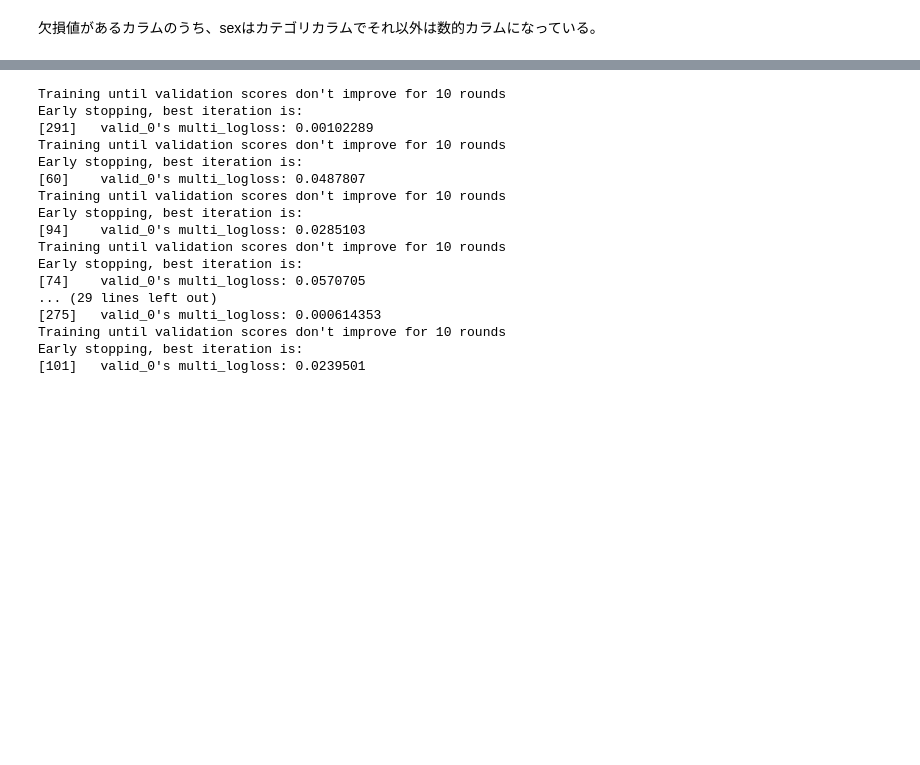
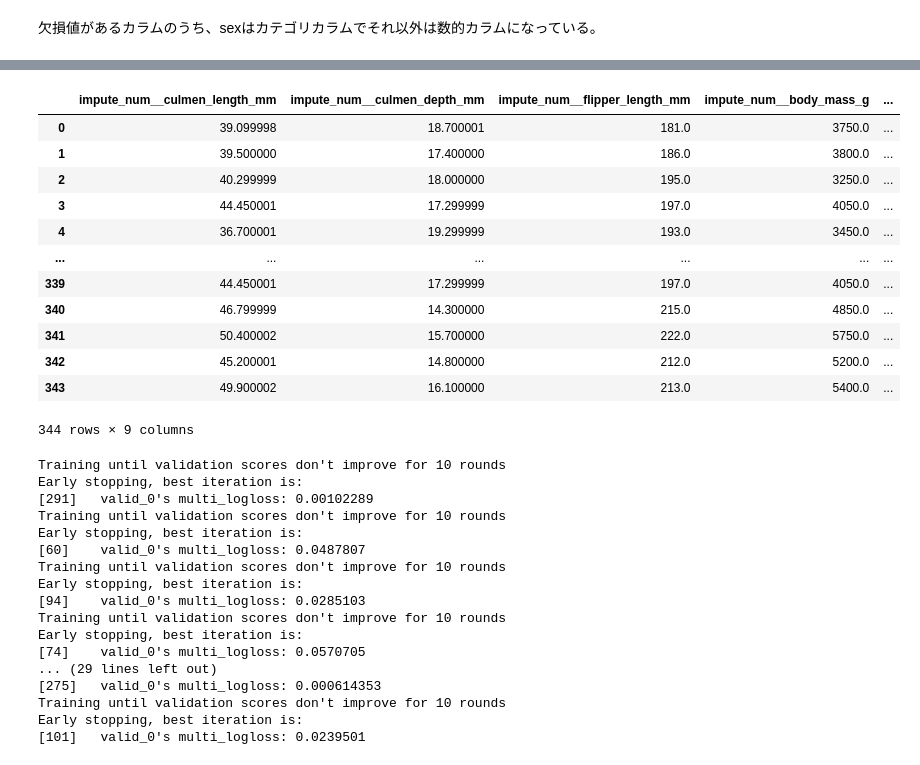
Before and after one commit to Mr-Garlic-Shrimp/TIL, a Jupyter notebook: Machine_Learning/ML_notebook-17(Missing_Value_Imputing_2).ipynb, the cells around one changed output, grey strips where cells are left out. Cells and saved outputs as stored; diff of their text form; code cells hidden in the pictures; blank space fills up the shorter version.

Commit message:
ColumnsTransformerについて学習

```diff
--- a/Machine_Learning/ML_notebook-17(Missing_Value_Imputing_2).ipynb
+++ b/Machine_Learning/ML_notebook-17(Missing_Value_Imputing_2).ipynb
@@ -510,0 +516,14 @@ cv = RepeatedKFold(n_splits=5, n_repeats=3, random_state=0)
+# %%
+# SimpleImputerでカテゴリ変数の欠損値をNoneに置き換えると同時にダミー変数に変換するパイプライン
+# こうすることでCoulumnTransformerの際に余計な特徴量が増えずに済む。
+# OneHotEncoderを使用しているのは、pd.getdummiesはメソッドなので、.fitや.transformはなく、パイプラインに組み込めないから。
+pipeline_for_cat = Pipeline(steps=[('impute_cat', SimpleImputer(strategy='constant', fill_value='None')),
+                                   ('onehot', OneHotEncoder(drop='first',handle_unknown='ignore', sparse_output=False))])
+
+ct = ColumnTransformer([('impute_num',SimpleImputer(strategy='median'), num_feat),
+                        ('impute_cat+dummies',pipeline_for_cat, cat_feat)])
+
+pipeline = Pipeline(steps=[
+    ('ct', ct),
+    ('model', lgb.LGBMClassifier(boosting_type='goss', max_depth=5, random_state=0, n_estimators=1000, objective='multiclass'))
+])
@@ -510,0 +556,4 @@ cv = RepeatedKFold(n_splits=5, n_repeats=3, random_state=0)
+# %%
+eval_set = [(ct.fit_transform(X), y_encoded.values.reshape(-1))]
+callbacks = [lgb.early_stopping(stopping_rounds=10), lgb.log_evaluation()]
+model_temp = pipeline.fit(X, y_encoded.values.reshape(-1), model__eval_set=eval_set, model__callbacks=callbacks)
@@ -511,3 +603,21 @@ cv = RepeatedKFold(n_splits=5, n_repeats=3, random_state=0)
+# %%
+ct.set_output(transform='pandas')
+temp = ct.fit_transform(X)
+temp
+# %% [output]
+|  | impute_num__culmen_length_mm | impute_num__culmen_depth_mm | impute_num__flipper_length_mm | impute_num__body_mass_g | ... |
+| 0 | 39.099998 | 18.700001 | 181.0 | 3750.0 | ... |
+| 1 | 39.500000 | 17.400000 | 186.0 | 3800.0 | ... |
+| 2 | 40.299999 | 18.000000 | 195.0 | 3250.0 | ... |
+| 3 | 44.450001 | 17.299999 | 197.0 | 4050.0 | ... |
+| 4 | 36.700001 | 19.299999 | 193.0 | 3450.0 | ... |
+| ... | ... | ... | ... | ... | ... |
+| 339 | 44.450001 | 17.299999 | 197.0 | 4050.0 | ... |
+| 340 | 46.799999 | 14.300000 | 215.0 | 4850.0 | ... |
+| 341 | 50.400002 | 15.700000 | 222.0 | 5750.0 | ... |
+| 342 | 45.200001 | 14.800000 | 212.0 | 5200.0 | ... |
+| 343 | 49.900002 | 16.100000 | 213.0 | 5400.0 | ... |
+344 rows × 9 columns
 # %%
 # LightGBMのCVを回す自作クラスを呼び出す。中身は別ファイル
 scores_case3 = lightGBM_classifier_cv_func(X, y_encoded, cv, params)
```
Also changed, not shown: parts of 23 cells of this notebook, 4 other files.
